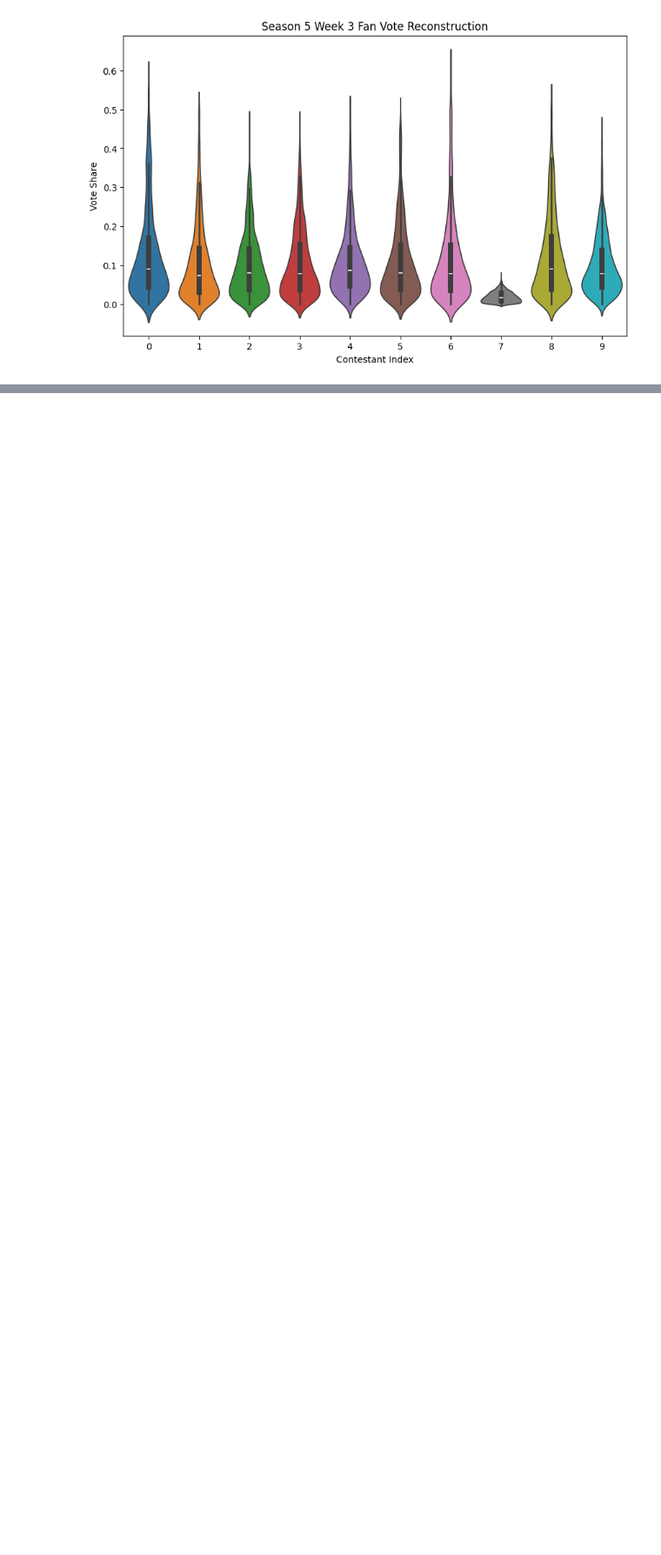
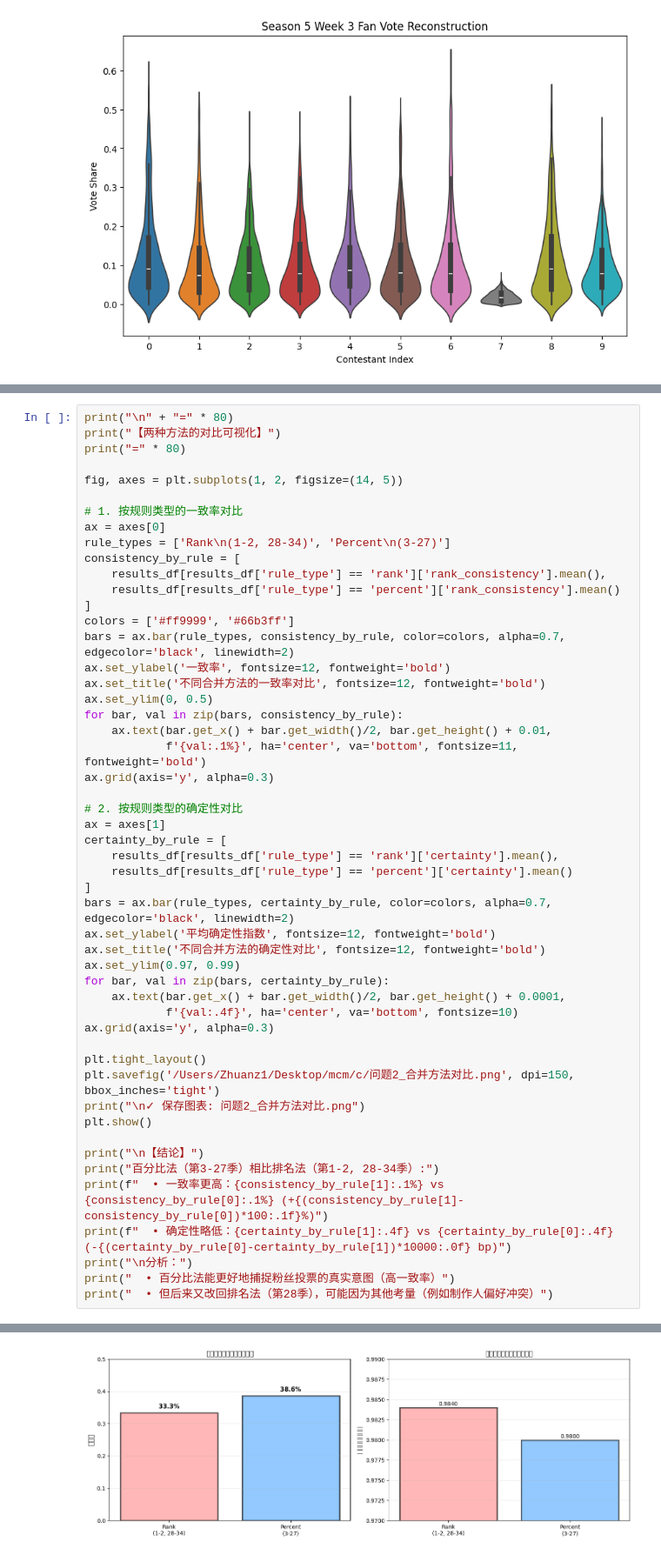
Before and after one commit to fuxiaoji/mcm, a Jupyter notebook: c/问题1.ipynb, the cells around one changed output, grey strips where cells are left out. Shown at 87% size. Saved outputs shown, nothing was run; the diff lists cells and outputs as text; blank space fills up the shorter version.

```diff
--- a/c/问题1.ipynb
+++ b/c/问题1.ipynb
@@ -262,0 +624,52 @@ Floyd Mayweather Jr.  0.109000 0.013131 0.288768
+# %%
+print("\n" + "=" * 80)
+print("【两种方法的对比可视化】")
+print("=" * 80)
+
+fig, axes = plt.subplots(1, 2, figsize=(14, 5))
+
+# 1. 按规则类型的一致率对比
+ax = axes[0]
+rule_types = ['Rank\n(1-2, 28-34)', 'Percent\n(3-27)']
+consistency_by_rule = [
+    results_df[results_df['rule_type'] == 'rank']['rank_consistency'].mean(),
+    results_df[results_df['rule_type'] == 'percent']['rank_consistency'].mean()
+]
+colors = ['#ff9999', '#66b3ff']
+bars = ax.bar(rule_types, consistency_by_rule, color=colors, alpha=0.7, edgecolor='black', linewidth=2)
+ax.set_ylabel('一致率', fontsize=12, fontweight='bold')
+ax.set_title('不同合并方法的一致率对比', fontsize=12, fontweight='bold')
+ax.set_ylim(0, 0.5)
+for bar, val in zip(bars, consistency_by_rule):
+    ax.text(bar.get_x() + bar.get_width()/2, bar.get_height() + 0.01,
+            f'{val:.1%}', ha='center', va='bottom', fontsize=11, fontweight='bold')
+ax.grid(axis='y', alpha=0.3)
+
+# 2. 按规则类型的确定性对比
+ax = axes[1]
+certainty_by_rule = [
+    results_df[results_df['rule_type'] == 'rank']['certainty'].mean(),
+    results_df[results_df['rule_type'] == 'percent']['certainty'].mean()
+]
+bars = ax.bar(rule_types, certainty_by_rule, color=colors, alpha=0.7, edgecolor='black', linewidth=2)
+ax.set_ylabel('平均确定性指数', fontsize=12, fontweight='bold')
+ax.set_title('不同合并方法的确定性对比', fontsize=12, fontweight='bold')
+ax.set_ylim(0.97, 0.99)
+for bar, val in zip(bars, certainty_by_rule):
+    ax.text(bar.get_x() + bar.get_width()/2, bar.get_height() + 0.0001,
+            f'{val:.4f}', ha='center', va='bottom', fontsize=10)
+ax.grid(axis='y', alpha=0.3)
+
+plt.tight_layout()
+plt.savefig('/Users/Zhuanz1/Desktop/mcm/c/问题2_合并方法对比.png', dpi=150, bbox_inches='tight')
+print("\n✓ 保存图表: 问题2_合并方法对比.png")
+plt.show()
+
+print("\n【结论】")
+print("百分比法（第3-27季）相比排名法（第1-2, 28-34季）:")
+print(f"  • 一致率更高：{consistency_by_rule[1]:.1%} vs {consistency_by_rule[0]:.1%} (+{(consistency_by_rule[1]-consistency_by_rule[0])*100:.1f}%)")
+print(f"  • 确定性略低：{certainty_by_rule[1]:.4f} vs {certainty_by_rule[0]:.4f} (-{(certainty_by_rule[0]-certainty_by_rule[1])*10000:.0f} bp)")
+print("\n分析：")
+print("  • 百分比法能更好地捕捉粉丝投票的真实意图（高一致率）")
+print("  • 但后来又改回排名法（第28季），可能因为其他考量（例如制作人偏好冲突）")
+# %% [output]
@@ -262,0 +681 @@ Floyd Mayweather Jr.  0.109000 0.013131 0.288768
+[figure, added]
```
Also changed, not shown: parts of 19 cells of this notebook, 15 other files.
